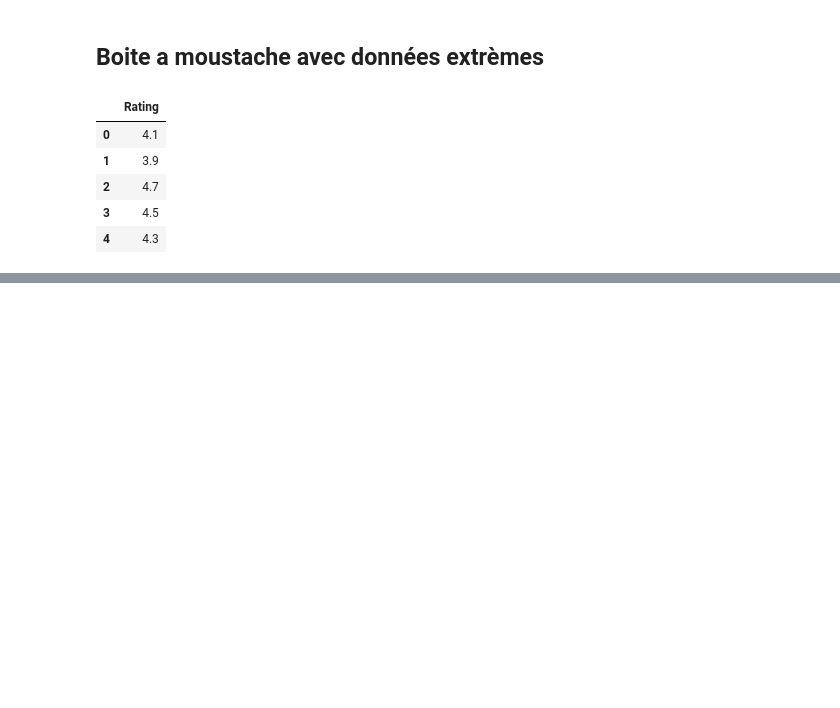
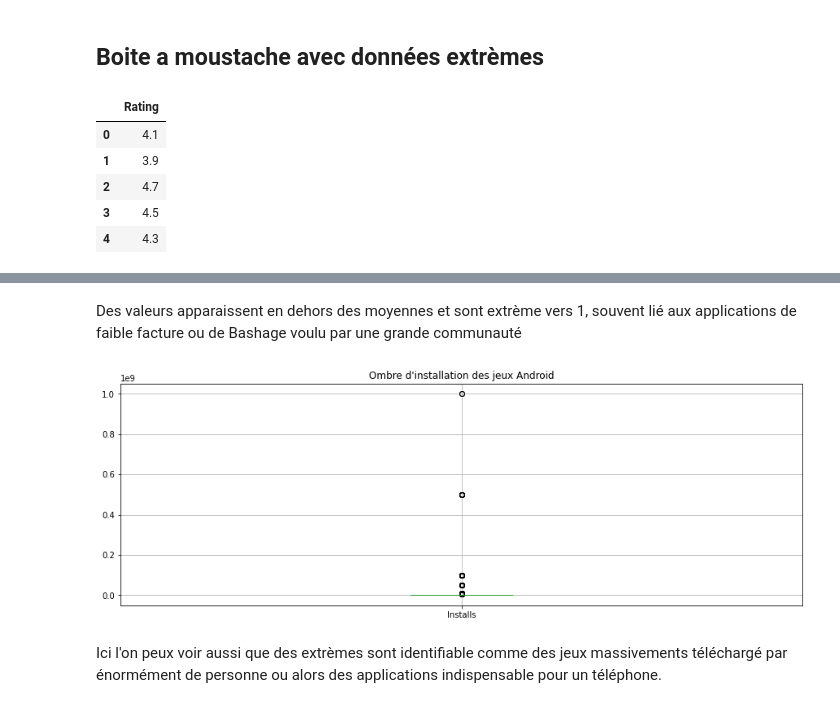
Before and after one commit to Hy-gon/Python_Hitema, a Jupyter notebook: MachineLearning/MiniProject/MiniProjet.ipynb, the cells around one changed output, grey strips where cells are left out. Drawn from its saved outputs; the diff is of its cells as text; code cells hidden in the pictures; blank space fills up the shorter version.

```diff
--- a/MachineLearning/MiniProject/MiniProjet.ipynb
+++ b/MachineLearning/MiniProject/MiniProjet.ipynb
@@ -131,0 +141,11 @@ plt.show()
+# %% [markdown]
+Des valeurs apparaissent en dehors des moyennes et sont extrème vers 1, souvent lié aux applications de faible facture ou de Bashage voulu par une grande communauté
+# %%
+plt.figure(figsize=(15,5))
+gameInstalls.boxplot()
+plt.title("Nombre d'installation des jeux Android")
+plt.show()
+# %% [output]
+[figure, added]
+# %% [markdown]
+Ici l'on peux voir aussi que des extrèmes sont identifiable comme des jeux massivements téléchargé par énormément de personne ou alors des applications indispensable pour un téléphone.
```
Also changed, not shown: parts of 3 cells of this notebook.
